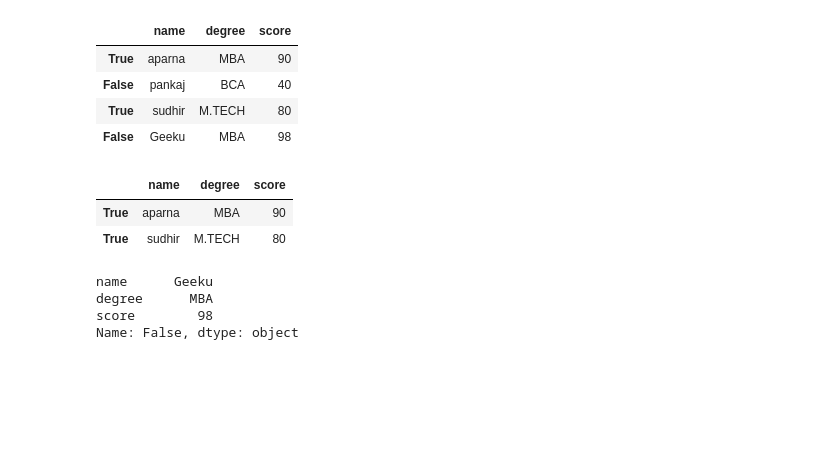
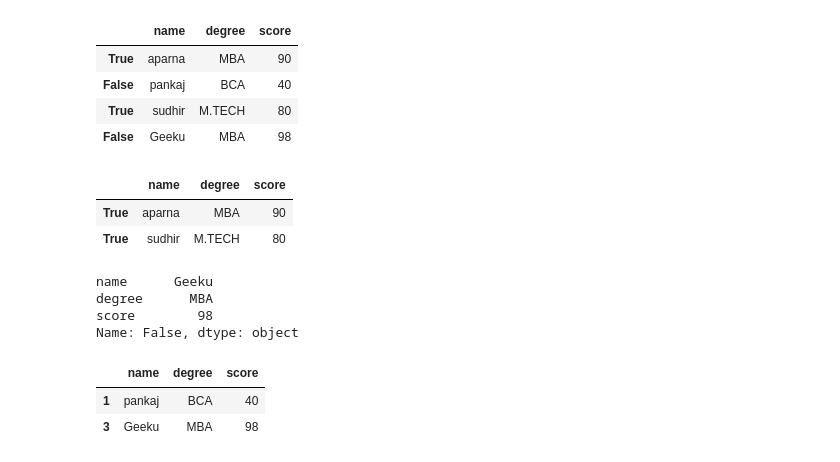
Before and after one commit to Lenmbugua/Python-Numpy-and-Pandas, a Jupyter notebook: Pandas.ipynb, the cells around one changed output. Drawn from its saved outputs; the diff is of its cells as text; code cells hidden in the pictures; blank space fills up the shorter version.

```diff
--- a/Pandas.ipynb
+++ b/Pandas.ipynb
@@ -1094,3 +1095,16 @@ name      Geeku
 degree      MBA
 score        98
 Name: False, dtype: object
+# %%
+#Applying a boolean mask to a dataframe :
+import pandas as pd
+#dictionary of lists
+{'name':["aparna","pankaj","sudhir","Geeku"],
+       'degree':["MBA","BCA","M.TECH","MBA"],
+       'score':[90,40,80,98]}
+df = pd.DataFrame(dict, index=[0,1,2,3])
+df[[False,True,False,True]]
+# %% [output]
+|  | name | degree | score |
+| 1 | pankaj | BCA | 40 |
+| 3 | Geeku | MBA | 98 |
```
Also changed, not shown: parts of 2 cells of this notebook.
